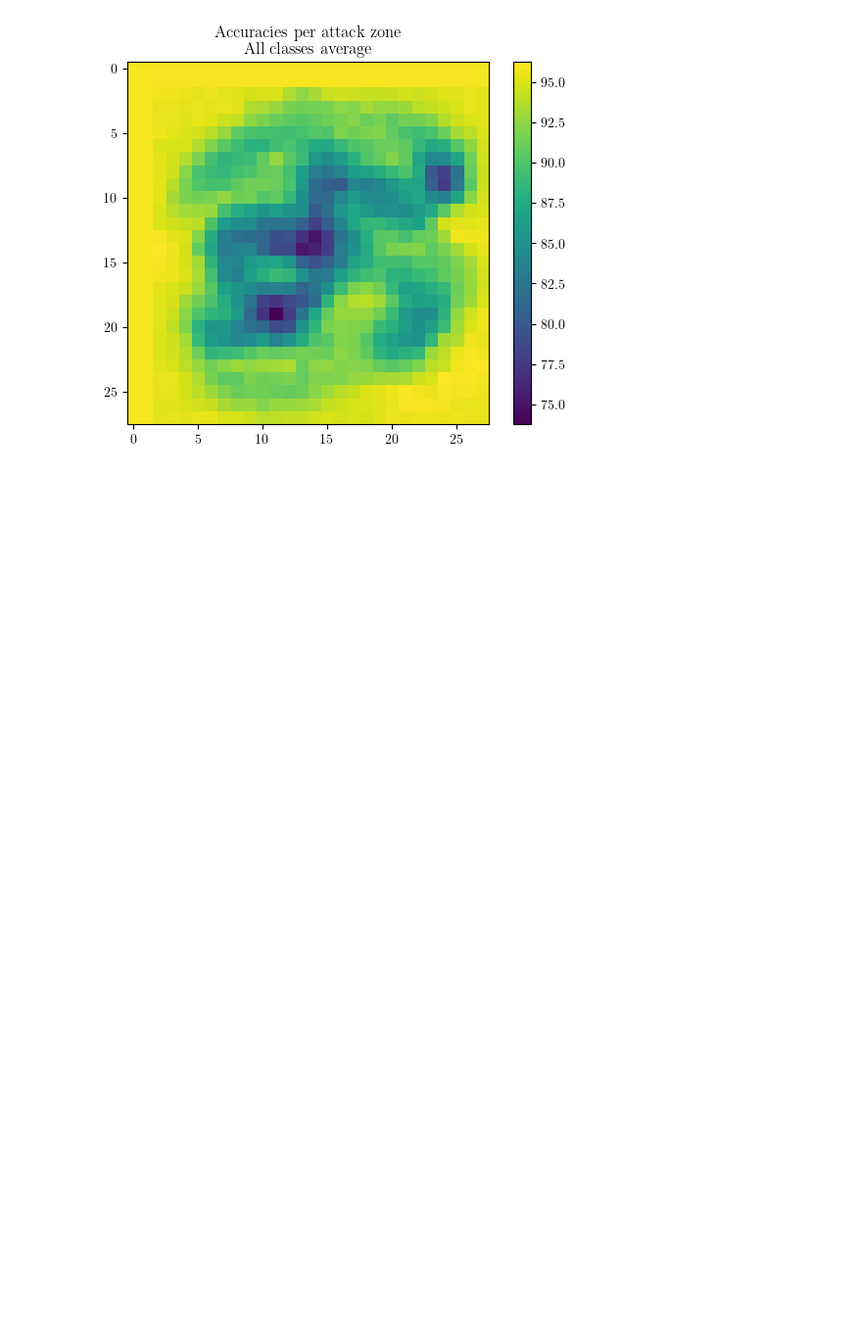
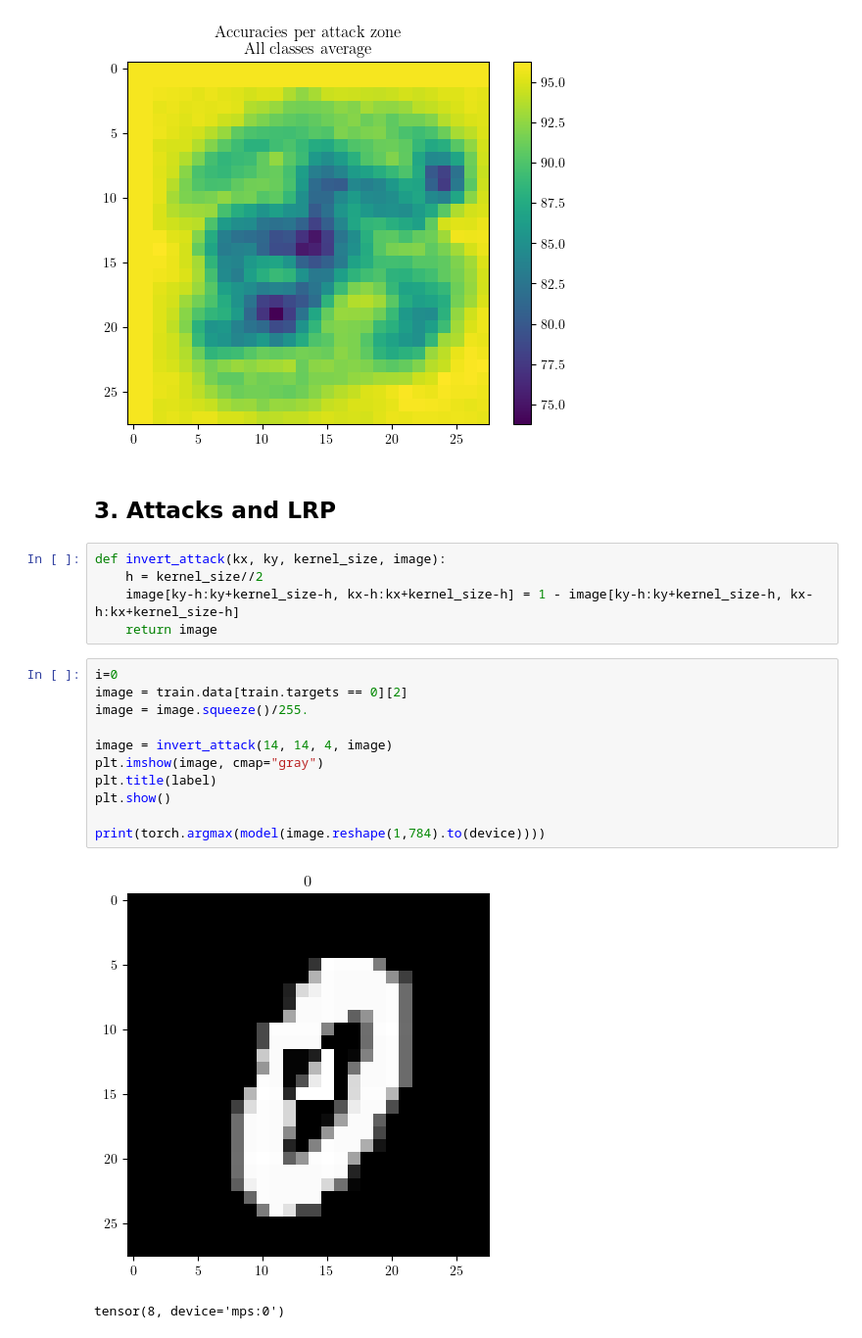
Before and after one commit to Red-Rapious/Semiring-LRP, a Jupyter notebook: code/mnist-attacks.ipynb, the cells around one changed output. Shown at 98% size. Saved outputs shown, nothing was run; the diff lists cells and outputs as text; blank space fills up the shorter version.

Commit message:
LRP for attacks

```diff
--- a/code/mnist-attacks.ipynb
+++ b/code/mnist-attacks.ipynb
@@ -250,3 +251,24 @@ visualize_accuracies(accuracies, KERNEL_SIZE, STEP)
 # %% [output]
 [figure]
 [figure]
+# %% [markdown]
+## 3. Attacks and LRP
+# %%
+def invert_attack(kx, ky, kernel_size, image):
+    h = kernel_size//2
+    image[ky-h:ky+kernel_size-h, kx-h:kx+kernel_size-h] = 1 - image[ky-h:ky+kernel_size-h, kx-h:kx+kernel_size-h]
+    return image
+# %%
+i=0
+image = train.data[train.targets == 0][2]
+image = image.squeeze()/255.
+
+image = invert_attack(14, 14, 4, image)
+plt.imshow(image, cmap="gray")
+plt.title(label)
+plt.show()
+
+print(torch.argmax(model(image.reshape(1,784).to(device))))
+# %% [output]
+[figure, added]
+tensor(8, device='mps:0')
```
Also changed, not shown: parts of 8 cells of this notebook.
